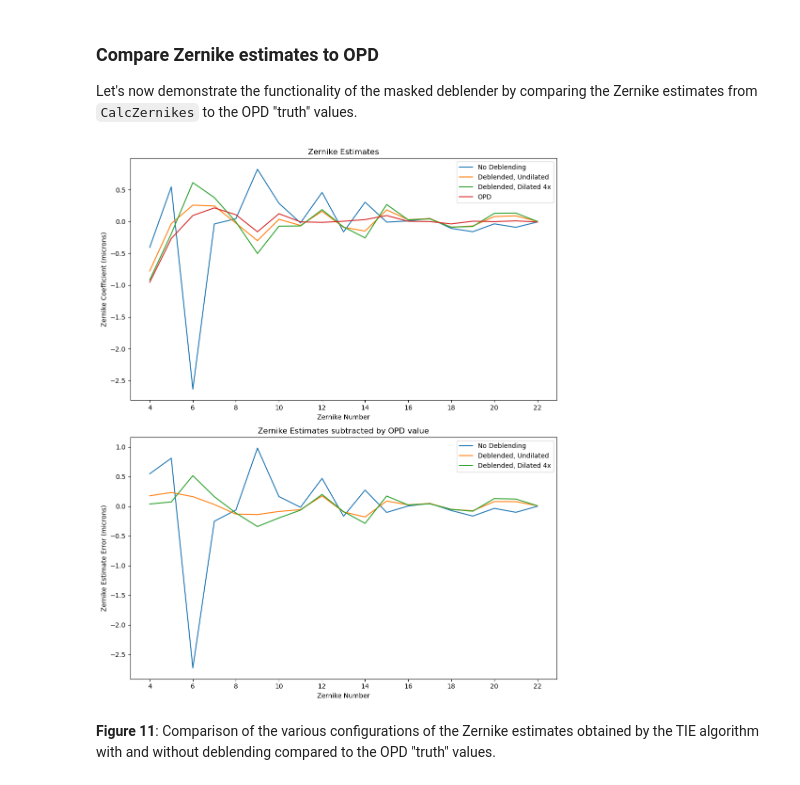
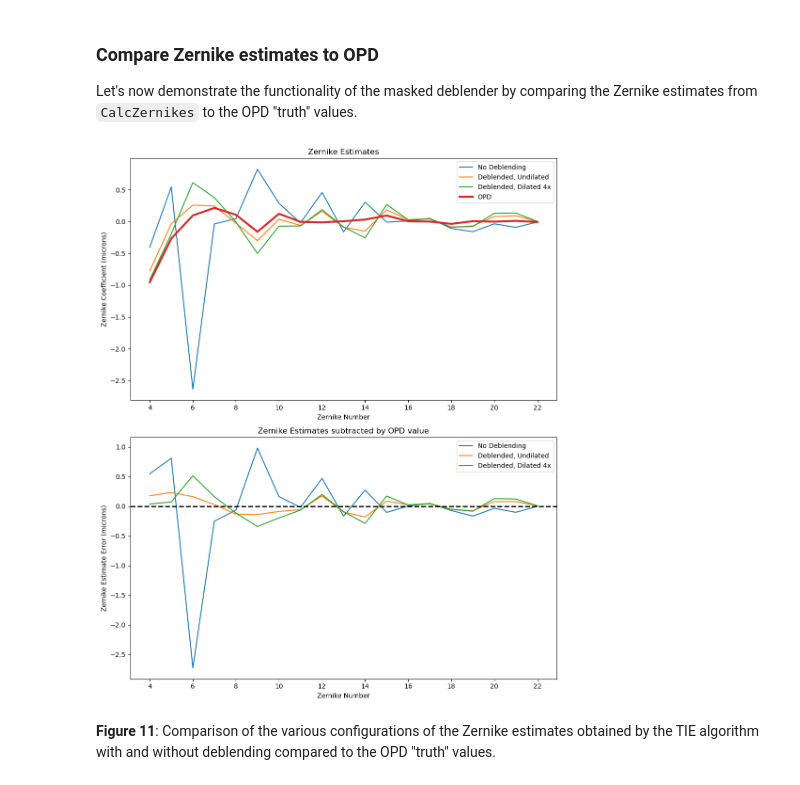
Before and after one commit to lsst-sitcom/sitcomtn-130, a Jupyter notebook: index.ipynb, the cells around one changed output. Drawn from its saved outputs; the diff is of its cells as text; code cells hidden in the pictures.

```diff
--- a/index.ipynb
+++ b/index.ipynb
@@ -405,30 +406,30 @@ with open(os.path.join(notebook_data, 'deblend_extra_110_pixels_no_deblend', 'it
 # %%
 fig = plt.figure(figsize=(10, 12))
 fig.add_subplot(2,1,1)
 plt.plot(np.arange(4, 23), output_zern_no_deblend.outputZernikesAvg, label='No Deblending')
 plt.plot(np.arange(4, 23), output_zern_deblended.outputZernikesAvg, label='Deblended, Undilated')
 plt.plot(np.arange(4, 23), output_zern_dilated.outputZernikesAvg, label='Deblended, Dilated 4x')
-plt.plot(np.arange(4, 23), np.loadtxt(opd[dataIdExtra['detector']])[:19]/1e3, label='OPD')
+plt.plot(np.arange(4, 23), np.loadtxt(opd[dataIdExtra['detector']])[:19]/1e3, label='OPD', lw=3)
 plt.legend()
 plt.title('Zernike Estimates')
 plt.xlabel('Zernike Number')
 plt.ylabel('Zernike Coefficient (microns)')
 plt.xticks(np.arange(4, 23, 2))
 
 fig.add_subplot(2,1,2)
 plt.plot(np.arange(4, 23), output_zern_no_deblend.outputZernikesAvg - np.loadtxt(opd[dataIdExtra['detector']])[:19]/1e3, label='No Deblending')
 plt.plot(np.arange(4, 23), output_zern_deblended.outputZernikesAvg - np.loadtxt(opd[dataIdExtra['detector']])[:19]/1e3, label='Deblended, Undilated')
 plt.plot(np.arange(4, 23), output_zern_dilated.outputZernikesAvg - np.loadtxt(opd[dataIdExtra['detector']])[:19]/1e3, label='Deblended, Dilated 4x')
-# plt.plot(np.arange(4, 23), np.loadtxt(opd[dataIdExtra['detector']])[:19]/1e3, label='OPD')
+plt.axhline(0.0, ls='--', c='k', lw=2)
 plt.legend()
 plt.title('Zernike Estimates subtracted by OPD value')
 plt.xlabel('Zernike Number')
 plt.ylabel('Zernike Estimate Error (microns)')
 plt.xticks(np.arange(4, 23, 2))
 
 plt.tight_layout()
 # %% [output]
-[figure, old version]
+[figure, new version]
 # %% [markdown]
 **Figure 11**: Comparison of the various configurations of the Zernike estimates obtained by the TIE algorithm with and without deblending compared to the OPD "truth" values.
 # %% [markdown]
```
Also changed, not shown: parts of 24 cells of this notebook.
